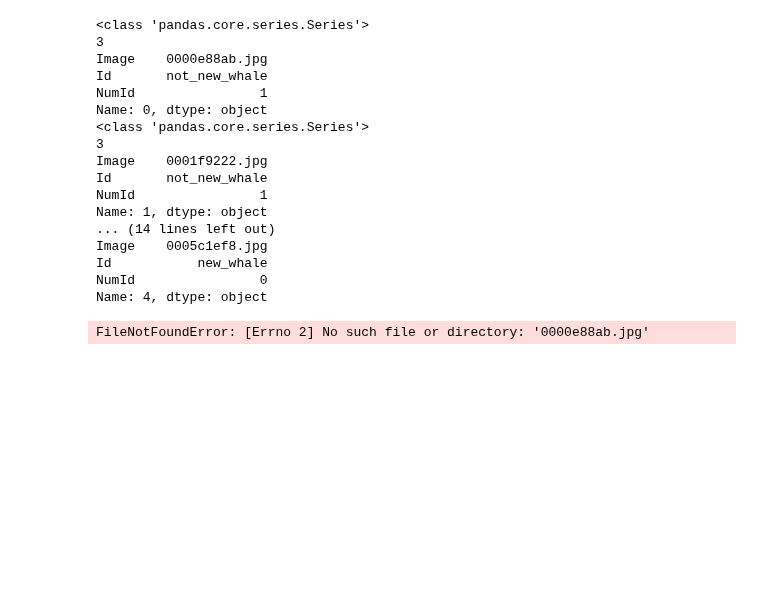
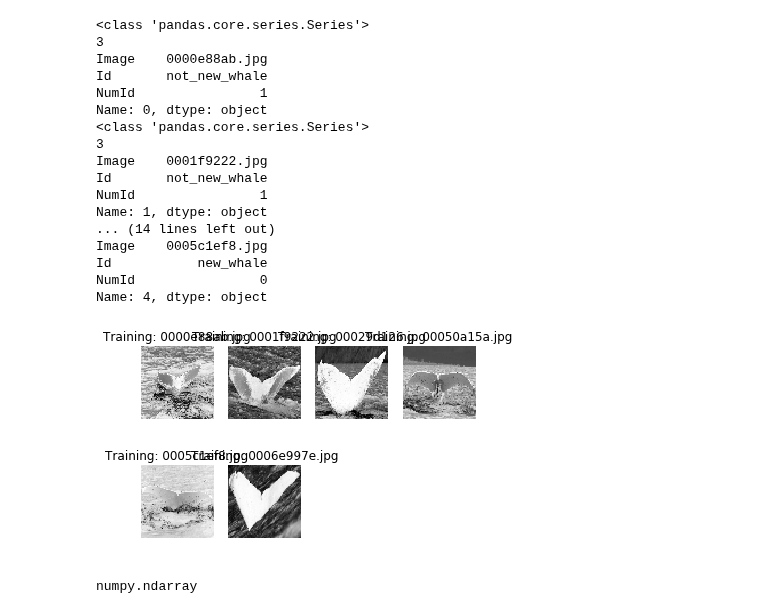
Before and after one commit to contemplat0r/Humpback_Whale_Identification, a Jupyter notebook: sklearn_image_classification_exps.ipynb, the cells around one changed output. Cells and saved outputs as stored; diff of their text form; code cells hidden in the pictures; blank space fills up the shorter version.

```diff
--- a/sklearn_image_classification_exps.ipynb
+++ b/sklearn_image_classification_exps.ipynb
@@ -90,9 +90,9 @@ Name: 4, dtype: object
 images = [
     (row[1]['Image'], row[1]['NumId'], resize(
         skimg_io.imread(
-            pathlib.Path(images_dir, row[1]['Image']).as_posix()),
+                pathlib.Path(images_dir, row[1]['Image']).as_posix(),
+                as_grey=True
+            ),
             (IMAGE_W, IMAGE_H)
         )
     ) for row in train_images_description_df_two_classes.iterrows()]
-# %% [output]
-FileNotFoundError: [Errno 2] No such file or directory: '0000e88ab.jpg'
@@ -98,0 +101,8 @@ FileNotFoundError: [Errno 2] No such file or directory: '0000e88ab.jpg'
+# %%
+for index, image_item in enumerate(images[:6]):
+    plt.subplot(2, 4, index + 1)
+    plt.axis('off')
+    plt.imshow(image_item[2], cmap=plt.cm.gray_r, interpolation='nearest')
+    plt.title('Training: %s' % image_item[0])
+# %% [output]
+[figure, added]
@@ -98,0 +113,4 @@ FileNotFoundError: [Errno 2] No such file or directory: '0000e88ab.jpg'
+# %%
+type(image_0)
+# %% [output]
+numpy.ndarray
```
Also changed, not shown: parts of 8 cells of this notebook.
